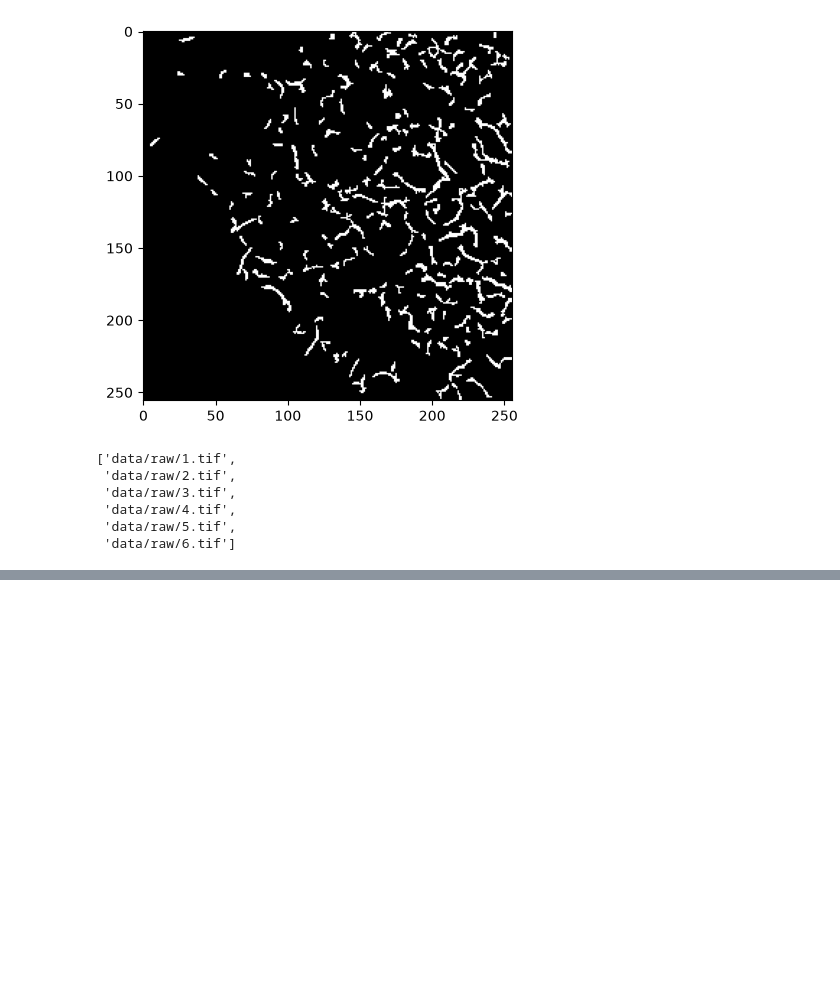
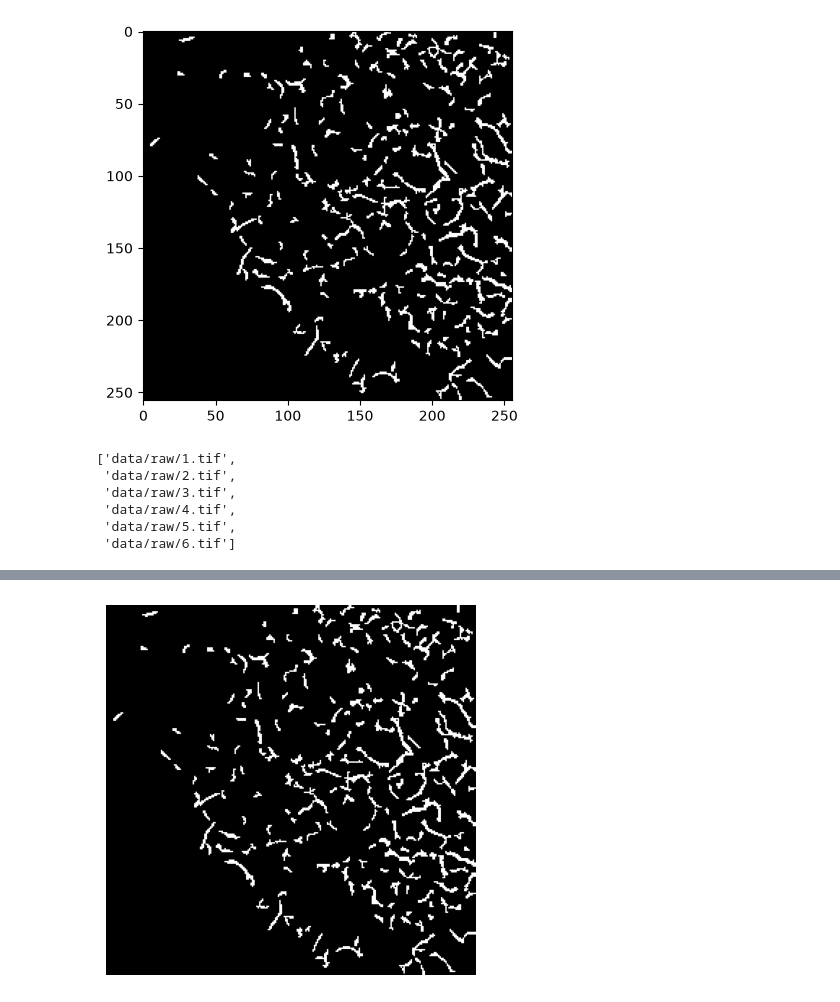
Before and after one commit to harshmatkar/computer_vision, a Jupyter notebook: practics.ipynb, the cells around one changed output, grey strips where cells are left out. Drawn from its saved outputs; the diff is of its cells as text; code cells hidden in the pictures; blank space fills up the shorter version.

```diff
--- a/practics.ipynb
+++ b/practics.ipynb
@@ -52,0 +114,13 @@ paths
+# %%
+from dataset import _load_and_label_numpy
+import tensorflow as tf
+file = "data/raw/1.tif"
+
+imgarr, labelarr = _load_and_label_numpy(tf.constant(file))
+
+plt.imshow(labelarr.squeeze(), cmap='gray')
+plt.axis('off')
+plt.savefig("label1.png", bbox_inches='tight', pad_inches=0)
+plt.show()
+# %% [output]
+[figure, added]
```
Also changed, not shown: parts of 4 cells of this notebook, 37 other files.
